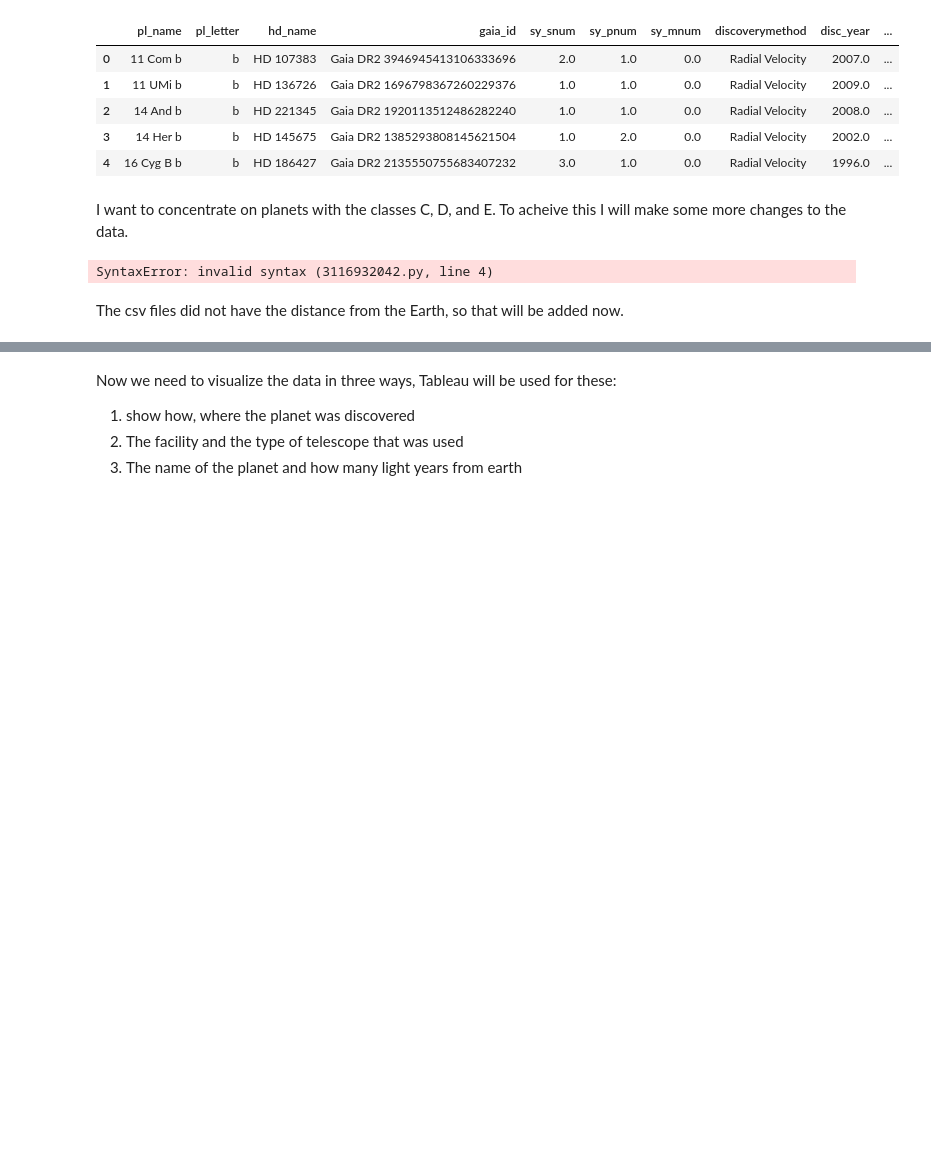
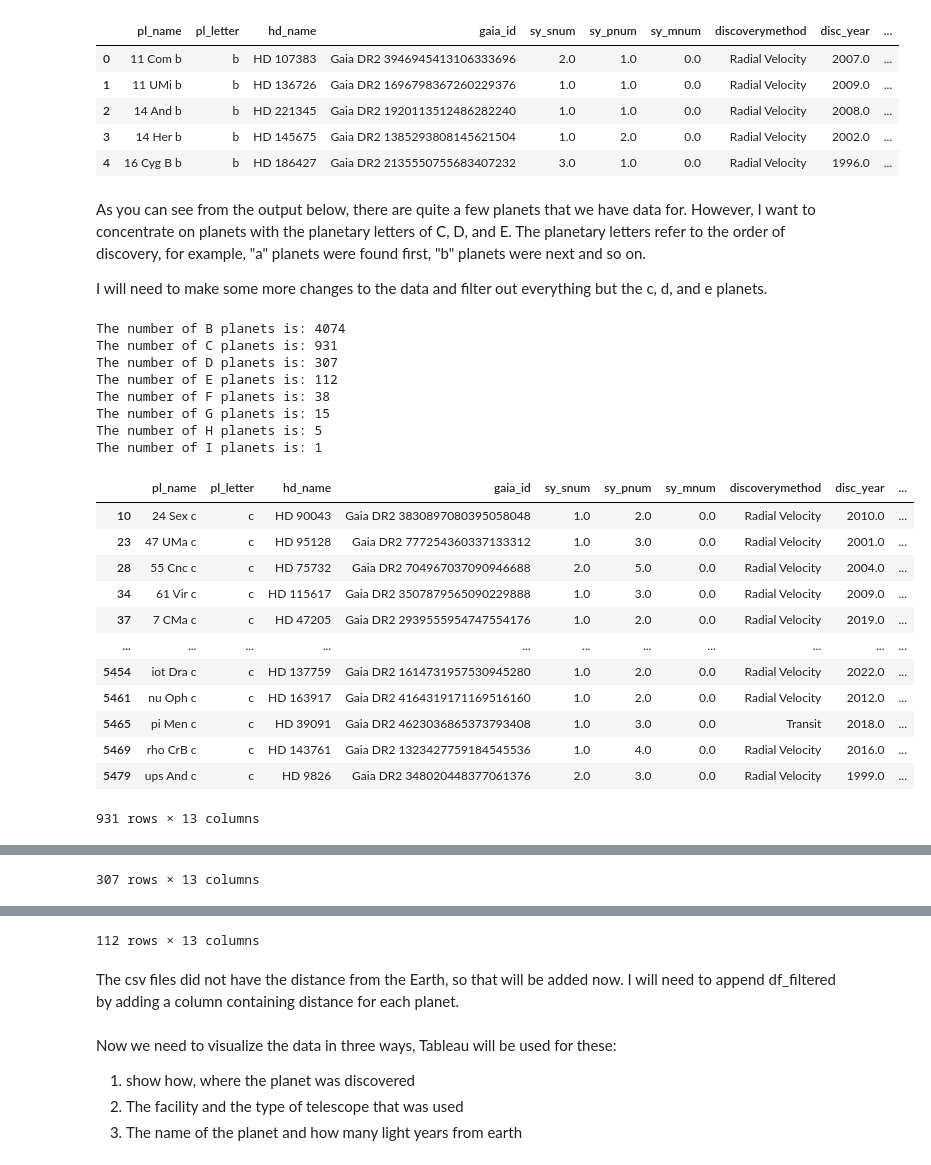
Before and after one commit to Barleead/Exoplanets, a Jupyter notebook: Capstone Exoplanets.ipynb, the cells around one changed output, grey strips where cells are left out. Saved outputs shown, nothing was run; the diff lists cells and outputs as text; code cells hidden in the pictures; blank space fills up the shorter version.

```diff
--- a/Capstone Astronomy new2.ipynb
+++ b/Capstone Exoplanets.ipynb
@@ -107,17 +92,53 @@ merged_df.head()
 | 2 | 14 And b | b | HD 221345 | Gaia DR2 1920113512486282240 | 1.0 | 1.0 | 0.0 | Radial Velocity | 2008.0 | ... |
 | 3 | 14 Her b | b | HD 145675 | Gaia DR2 1385293808145621504 | 1.0 | 2.0 | 0.0 | Radial Velocity | 2002.0 | ... |
 | 4 | 16 Cyg B b | b | HD 186427 | Gaia DR2 2135550755683407232 | 3.0 | 1.0 | 0.0 | Radial Velocity | 1996.0 | ... |
-# %% [markdown]
-I want to concentrate on planets with the classes C, D, and E. To acheive this I will make some more changes to the data.
-# %%
-## 1) select planet types C, D and E.
-%%sql
-
-SELECT * FROM merged.csv
-    WHERE column.pl_letter = 'c';
-
-#add count for each
-# %% [output]
-SyntaxError: invalid syntax (3116932042.py, line 4)
-# %% [markdown]
-The csv files did not have the distance from the Earth, so that will be added now.
+# %% [markdown]
+As you can see from the output below, there are quite a few planets that we have data for.  However, I want to concentrate on planets with the planetary letters of C, D, and E.  The planetary letters refer to the order of discovery, for example, "a" planets were found first, "b" planets were next and so on.
+
+I will need to make some more changes to the data and filter out everything but the c, d, and e planets.
+# %%
+
+# would a function be better here? or combine the code into one line??
+print(("The number of B planets is:"), (merged_df['pl_letter'].value_counts()['b']))
+
+print(("The number of C planets is:"), (merged_df['pl_letter'].value_counts()['c']))
+
+print(("The number of D planets is:"), (merged_df['pl_letter'].value_counts()['d']))
+
+print(("The number of E planets is:"), (merged_df['pl_letter'].value_counts()['e']))
+
+print(("The number of F planets is:"), (merged_df['pl_letter'].value_counts()['f']))
+
+print(("The number of G planets is:"), (merged_df['pl_letter'].value_counts()['g']))
+
+print(("The number of H planets is:"), (merged_df['pl_letter'].value_counts()['h']))
+
+print(("The number of I planets is:"), (merged_df['pl_letter'].value_counts()['i']))
+
+
+df_filtered = merged_df[merged_df['pl_letter'] == 'c']
+df_filtered2 = merged_df[merged_df['pl_letter'] == 'd']
+df_filtered3 = merged_df[merged_df['pl_letter'] == 'e']
+display(df_filtered, df_filtered2, df_filtered3)
+# %% [output]
+The number of B planets is: 4074
+The number of C planets is: 931
+The number of D planets is: 307
+The number of E planets is: 112
+The number of F planets is: 38
+The number of G planets is: 15
+The number of H planets is: 5
+The number of I planets is: 1
+|  | pl_name | pl_letter | hd_name | gaia_id | sy_snum | sy_pnum | sy_mnum | discoverymethod | disc_year | ... |
+| 10 | 24 Sex c | c | HD 90043 | Gaia DR2 3830897080395058048 | 1.0 | 2.0 | 0.0 | Radial Velocity | 2010.0 | ... |
+| 23 | 47 UMa c | c | HD 95128 | Gaia DR2 777254360337133312 | 1.0 | 3.0 | 0.0 | Radial Velocity | 2001.0 | ... |
+| 28 | 55 Cnc c | c | HD 75732 | Gaia DR2 704967037090946688 | 2.0 | 5.0 | 0.0 | Radial Velocity | 2004.0 | ... |
+| 34 | 61 Vir c | c | HD 115617 | Gaia DR2 3507879565090229888 | 1.0 | 3.0 | 0.0 | Radial Velocity | 2009.0 | ... |
+| 37 | 7 CMa c | c | HD 47205 | Gaia DR2 2939555954747554176 | 1.0 | 2.0 | 0.0 | Radial Velocity | 2019.0 | ... |
+| ... | ... | ... | ... | ... | ... | ... | ... | ... | ... | ... |
+| 5454 | iot Dra c | c | HD 137759 | Gaia DR2 1614731957530945280 | 1.0 | 2.0 | 0.0 | Radial Velocity | 2022.0 | ... |
+| 5461 | nu Oph c | c | HD 163917 | Gaia DR2 4164319171169516160 | 1.0 | 2.0 | 0.0 | Radial Velocity | 2012.0 | ... |
+| 5465 | pi Men c | c | HD 39091 | Gaia DR2 4623036865373793408 | 1.0 | 3.0 | 0.0 | Transit | 2018.0 | ... |
+| 5469 | rho CrB c | c | HD 143761 | Gaia DR2 1323427759184545536 | 1.0 | 4.0 | 0.0 | Radial Velocity | 2016.0 | ... |
+| 5479 | ups And c | c | HD 9826 | Gaia DR2 348020448377061376 | 2.0 | 3.0 | 0.0 | Radial Velocity | 1999.0 | ... |
+931 rows × 13 columns
@@ -123,0 +157 @@ The csv files did not have the distance from the Earth, so that will be added no
+307 rows × 13 columns
@@ -124,3 +170,6 @@ The csv files did not have the distance from the Earth, so that will be added no
+112 rows × 13 columns
+# %% [markdown]
+The csv files did not have the distance from the Earth, so that will be added now.  I will need to append df_filtered by adding a column containing  distance for each planet.
 # %%
 ##  Add column with the light years from earth for each planet.
 # %% [markdown]
```
Also changed, not shown: parts of 7 cells of this notebook, 8 other files.
